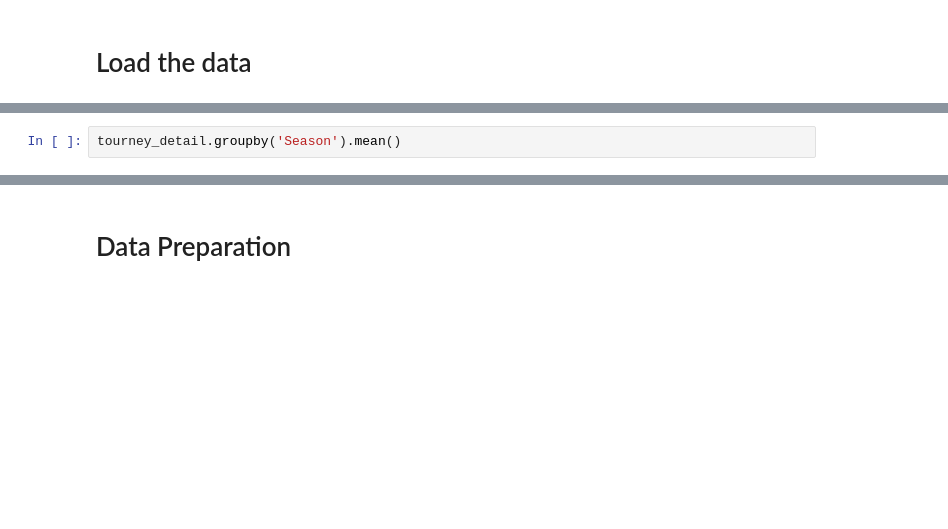
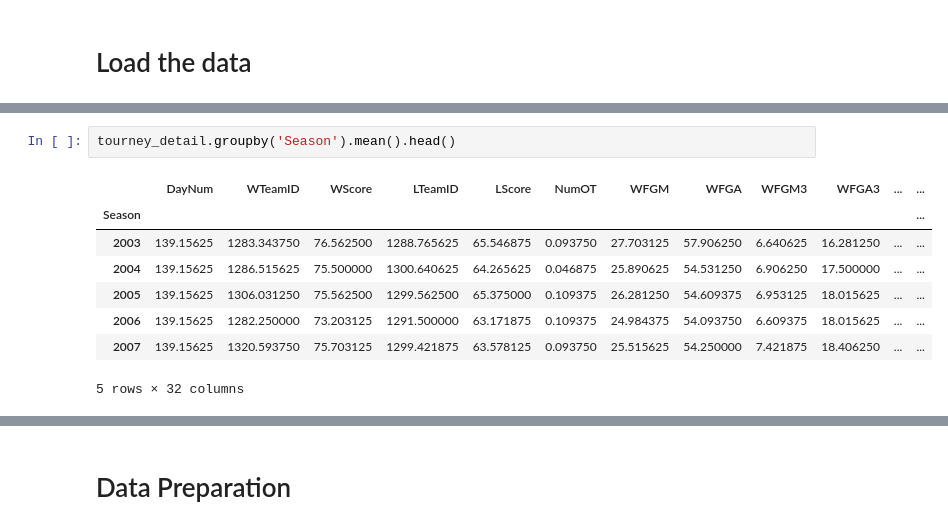
Before and after one commit to BaekKyunShin/NCAA_March_Madness_2020, a Jupyter notebook: Developed_Model_based_on_2019_solution.ipynb, the cells around one changed output, grey strips where cells are left out. Drawn from its saved outputs; the diff is of its cells as text; blank space fills up the shorter version.

```diff
--- a/Developed_Model_based_on_2019_solution.ipynb
+++ b/Developed_Model_based_on_2019_solution.ipynb
@@ -65,5 +106,14 @@ regular_detail.groupby('Season').mean()
 # %%
-tourney_detail.groupby('Season').mean()
+tourney_detail.groupby('Season').mean().head()
+# %% [output]
+|  | DayNum | WTeamID | WScore | LTeamID | LScore | NumOT | WFGM | WFGA | WFGM3 | WFGA3 | ... | ... |
+| Season |  |  |  |  |  |  |  |  |  |  |  | ... |
+| 2003 | 139.15625 | 1283.343750 | 76.562500 | 1288.765625 | 65.546875 | 0.093750 | 27.703125 | 57.906250 | 6.640625 | 16.281250 | ... | ... |
+| 2004 | 139.15625 | 1286.515625 | 75.500000 | 1300.640625 | 64.265625 | 0.046875 | 25.890625 | 54.531250 | 6.906250 | 17.500000 | ... | ... |
+| 2005 | 139.15625 | 1306.031250 | 75.562500 | 1299.562500 | 65.375000 | 0.109375 | 26.281250 | 54.609375 | 6.953125 | 18.015625 | ... | ... |
+| 2006 | 139.15625 | 1282.250000 | 73.203125 | 1291.500000 | 63.171875 | 0.109375 | 24.984375 | 54.093750 | 6.609375 | 18.015625 | ... | ... |
+| 2007 | 139.15625 | 1320.593750 | 75.703125 | 1299.421875 | 63.578125 | 0.093750 | 25.515625 | 54.250000 | 7.421875 | 18.406250 | ... | ... |
+5 rows × 32 columns
 # %%
 # Check if all columns are the same between regular_detail and tourney_detail
 all(regular_detail.columns == tourney_detail.columns)
```
Also changed, not shown: parts of 87 cells of this notebook.
